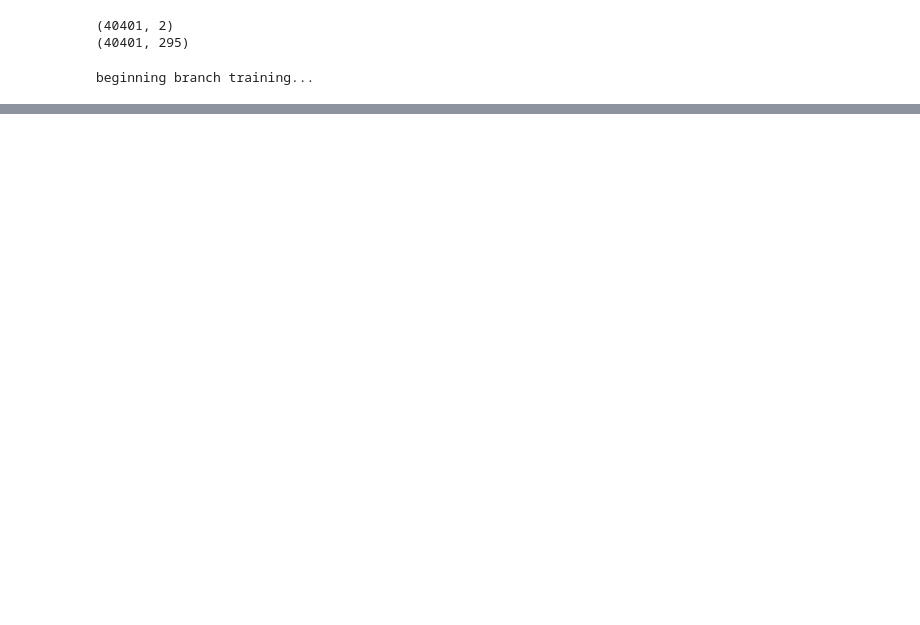
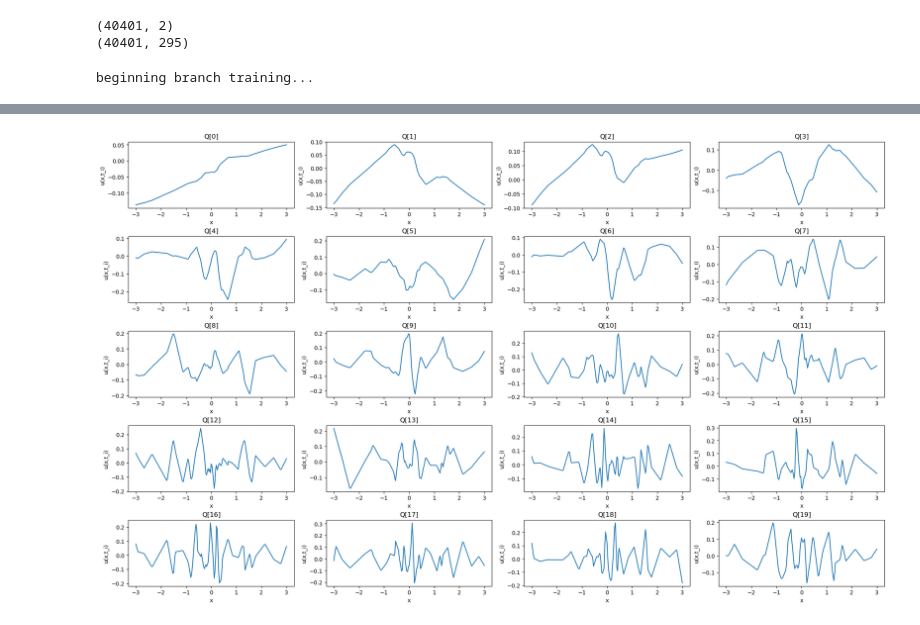
Before and after one commit to outlawhayden/deep-operator-networks, a Jupyter notebook: notebooks/2_step_burgers_deeponet.ipynb, the cells around one changed output, grey strips where cells are left out. Drawn from its saved outputs; the diff is of its cells as text; code cells hidden in the pictures; blank space fills up the shorter version.

```diff
--- a/notebooks/2_step_burgers_deeponet.ipynb
+++ b/notebooks/2_step_burgers_deeponet.ipynb
@@ -179,0 +205,20 @@ R: (40, 295)
+# %%
+xx, tt = jnp.meshgrid(x_grid,t_grid[100:101])
+xt_grid_at_i = jnp.concatenate([xx.flatten()[:,None], tt.flatten()[:,None]], axis=1)
+# %%
+trunk_mat_at_i = np.array(jax.vmap(trunk_model)(xt_grid_at_i))
+Q,R = scipy.linalg.qr(trunk_mat_at_i, mode = 'economic')
+# %%
+num_funcs = trunk_mat_at_i.shape[-1]
+
+fig, axes = plt.subplots(5, 4, figsize=(20, 12), constrained_layout=True)
+for k, ax in enumerate(axes.flat):
+    if k < num_funcs:
+        ax.plot(x_grid, Q[:,k])
+        ax.set_title(f"Q[{k}]")
+        ax.set_xlabel("x")
+        ax.set_ylabel("u(x,t_i)")
+# plt.colorbar(im, ax=axes, orientation="vertical", fraction=0.02)
+plt.show()
+# %% [output]
+[figure, added]
```
Also changed, not shown: parts of 25 cells of this notebook, 5 other files.
